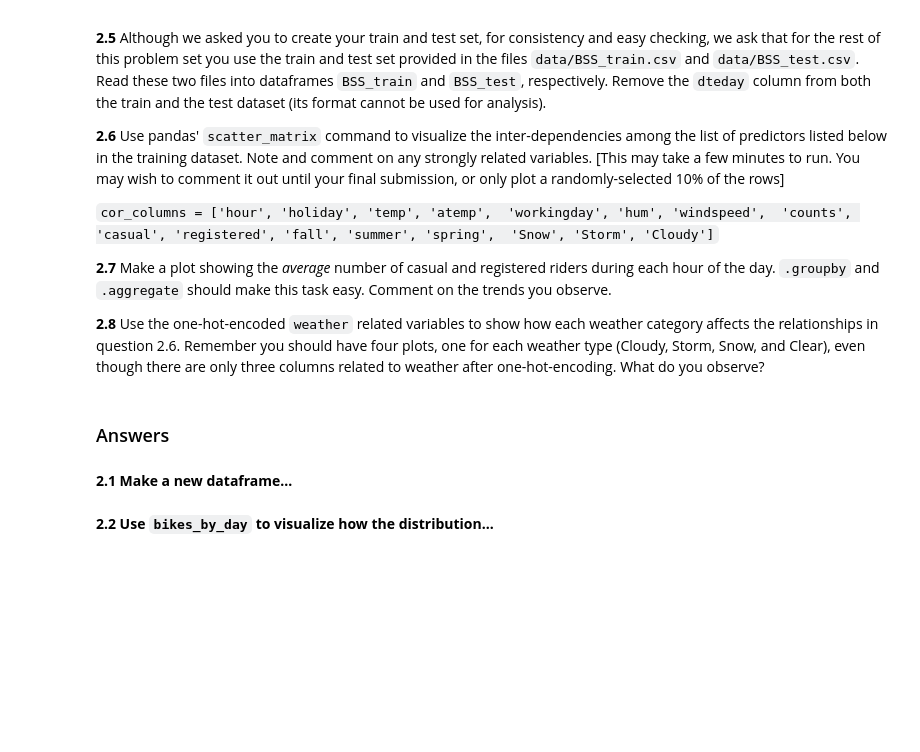
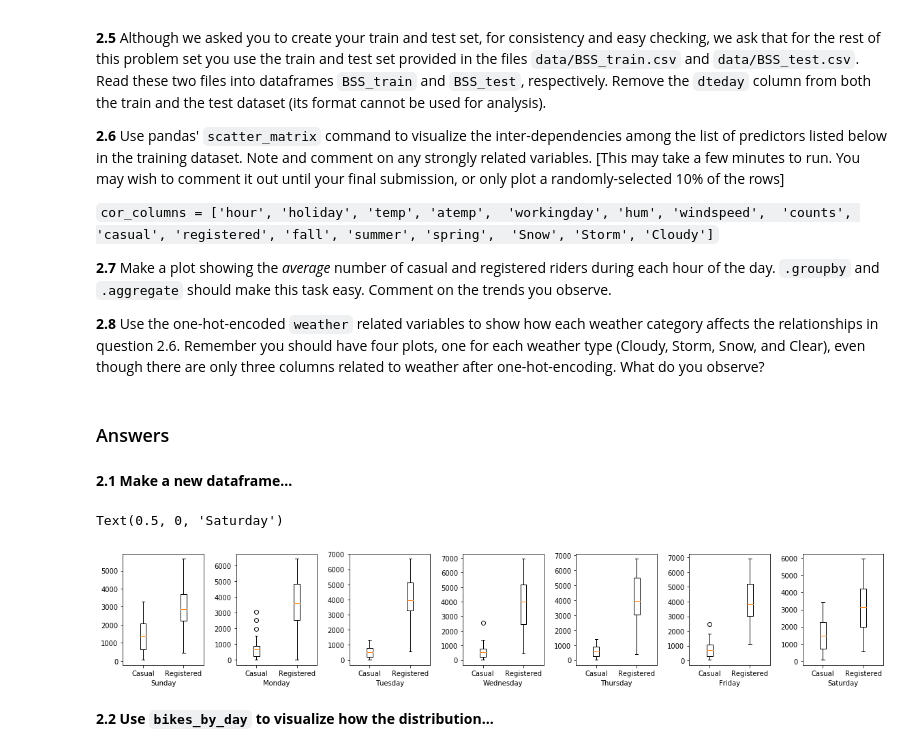
Before and after one commit to songdavidb/cs109aHW, a Jupyter notebook: cs109a_hw3/cs109a_hw3.ipynb, the cells around one changed output. Saved outputs shown, nothing was run; the diff lists cells and outputs as text; code cells hidden in the pictures; blank space fills up the shorter version.

```diff
--- a/cs109a_hw3/cs109a_hw3.ipynb
+++ b/cs109a_hw3/cs109a_hw3.ipynb
@@ -104,0 +101,4 @@ In this section, we read in the data and begin one of the most important analyti
+# %%
+bikes_df_raw = pd.read_csv("data/BSS_hour_raw.csv")
+print(bikes_df_raw.dtypes)
+bikes_df_raw.describe()
@@ -108,0 +141,3 @@ In this section, we read in the data and begin one of the most important analyti
+# %%
+bikes_df_raw["dteday"] = pd.to_datetime(bikes_df_raw["dteday"])
+bikes_df_raw.dtypes
@@ -114,0 +153,6 @@ In this section, we read in the data and begin one of the most important analyti
+# %%
+#https://stackoverflow.com/questions/25146121/extracting-just-month-and-year-separately-from-pandas-datetime-column
+bikes_df_raw["year"] = bikes_df_raw["dteday"].map(lambda x: x.year - 2011)
+bikes_df_raw["month"] = bikes_df_raw["dteday"].map(lambda x: x.month)
+bikes_df_raw["counts"] = bikes_df_raw["casual"] + bikes_df_raw["registered"]
+bikes_df_raw.describe()
@@ -165,2 +219,44 @@ Make a plot showing  the _distribution_ of the number of casual and registered r
+# %%
+#bikes_by_day = bikes_df_raw[["dteday", "weekday", "weather", "season", "temp", "atemp", "windspeed", "hum"]].copy()
+#https://www.shanelynn.ie/summarising-aggregation-and-grouping-data-in-python-pandas/
+bikes_by_day = bikes_df_raw.groupby("dteday", as_index=False).agg({"weekday" : 'max', "weather" : 'max',
+                                                   "season" : 'max', "temp" : 'mean', "atemp" : 'mean',
+                                                   "windspeed" : 'mean', "hum" : 'mean', "casual": 'sum',
+                                                   "registered": 'sum', "counts" : 'sum'})
+'''
+fig, ax = plt.subplots(1,1)
+ax.scatter(bikes_by_day["weekday"], bikes_by_day["casual"])
+ax.set_xlabel('Day of the Week')
+ax.set_ylabel('Number of Riders')
+ax.set_title('Number of Riders by Day of the Week')
+ax.grid(True)
+'''
+#bikes_by_day.groupby("weekday").filter(lambda)
+
+casual_lst = []
+for i in range(0,7):
+    casual_lst.append(bikes_by_day[bikes_by_day["weekday"]==i]["casual"])
+
+registered_lst = []
+for i in range(0,7):
+    registered_lst.append(bikes_by_day[bikes_by_day["weekday"]==i]["registered"])
+
+fig, ax = plt.subplots(1,7, figsize=(20,3))
+plt.subplots_adjust(wspace = 0.4)
+
+for i in range(0,7):
+    ax[i].boxplot([casual_lst[i], registered_lst[i]])
+    ax[i].set_xticklabels(["Casual", "Registered"])
+
+ax[0].set_xlabel("Sunday")
+ax[1].set_xlabel("Monday")
+ax[2].set_xlabel("Tuesday")
+ax[3].set_xlabel("Wednesday")
+ax[4].set_xlabel("Thursday")
+ax[5].set_xlabel("Friday")
+ax[6].set_xlabel("Saturday")
+# %% [output]
+Text(0.5, 0, 'Saturday')
+[figure, added]
 # %% [markdown]
 **2.2 Use `bikes_by_day` to visualize how the distribution...**
```
Also changed, not shown: parts of 15 cells of this notebook.
